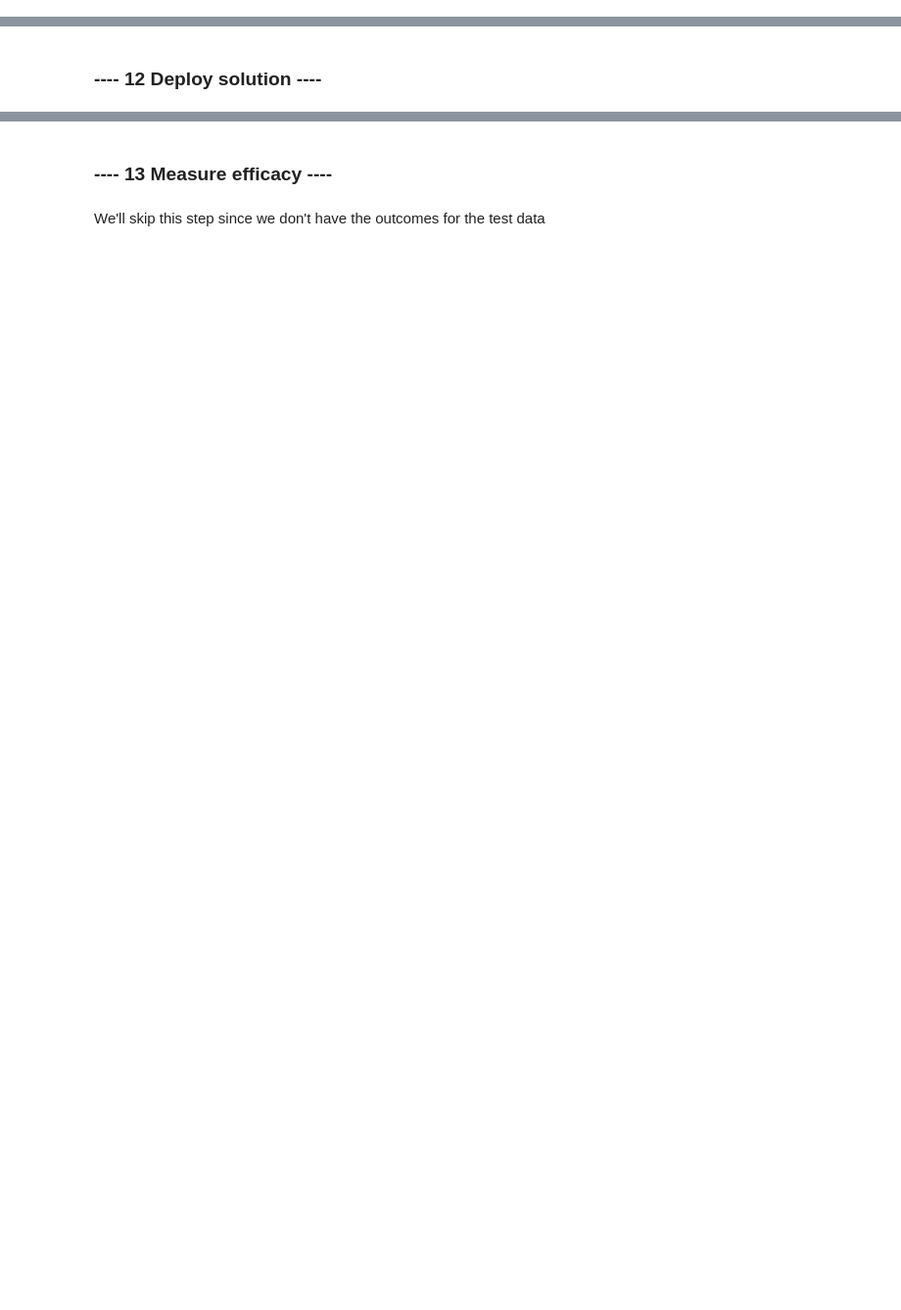
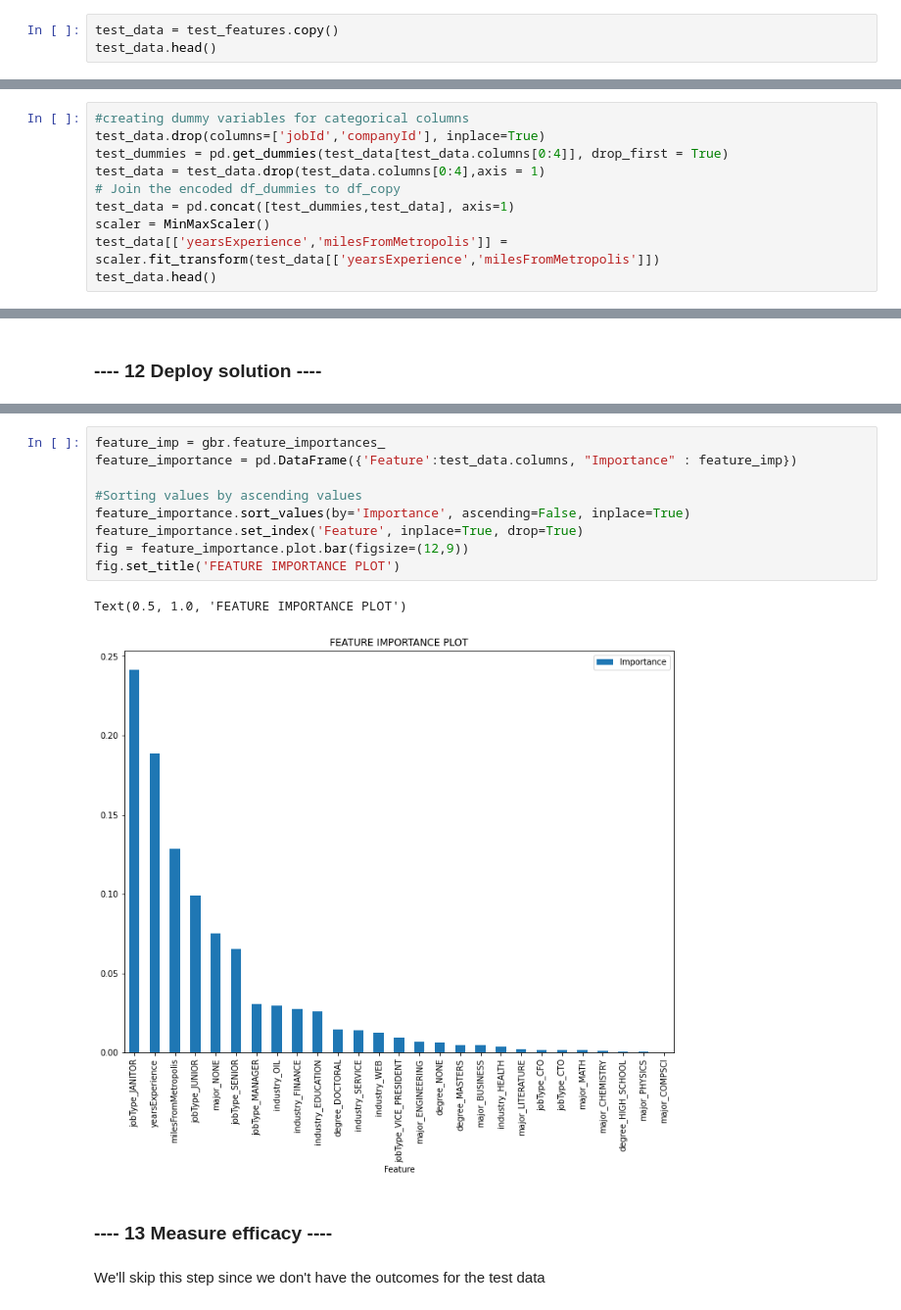
Before and after one commit to sailalithar/salaryprediction, a Jupyter notebook: Instructions_and_Notebook/Salary Prediction Notebook.ipynb, the cells around one changed output, grey strips where cells are left out. Shown at 98% size. Saved outputs shown, nothing was run; the diff lists cells and outputs as text; blank space fills up the shorter version.

```diff
--- a/Instructions_and_Notebook/Salary Prediction Notebook.ipynb
+++ b/Instructions_and_Notebook/Salary Prediction Notebook.ipynb
@@ -331,0 +500,3 @@ df_copy.head()
+# %%
+test_data = test_features.copy()
+test_data.head()
@@ -331,0 +510,10 @@ df_copy.head()
+# %%
+#creating dummy variables for categorical columns
+test_data.drop(columns=['jobId','companyId'], inplace=True)
+test_dummies = pd.get_dummies(test_data[test_data.columns[0:4]], drop_first = True)
+test_data = test_data.drop(test_data.columns[0:4],axis = 1)
+# Join the encoded df_dummies to df_copy
+test_data = pd.concat([test_dummies,test_data], axis=1)
+scaler = MinMaxScaler()
+test_data[['yearsExperience','milesFromMetropolis']] = scaler.fit_transform(test_data[['yearsExperience','milesFromMetropolis']])
+test_data.head()
@@ -345,3 +565,15 @@ df_copy.head()
+# %%
+feature_imp = gbr.feature_importances_
+feature_importance = pd.DataFrame({'Feature':test_data.columns, "Importance" : feature_imp})
+
+#Sorting values by ascending values
+feature_importance.sort_values(by='Importance', ascending=False, inplace=True)
+feature_importance.set_index('Feature', inplace=True, drop=True)
+fig = feature_importance.plot.bar(figsize=(12,9))
+fig.set_title('FEATURE IMPORTANCE PLOT')
+# %% [output]
+Text(0.5, 1.0, 'FEATURE IMPORTANCE PLOT')
+[figure, added]
 # %% [markdown]
 ### ---- 13 Measure efficacy ----
 # %% [markdown]
```
Also changed, not shown: parts of 52 cells of this notebook.
